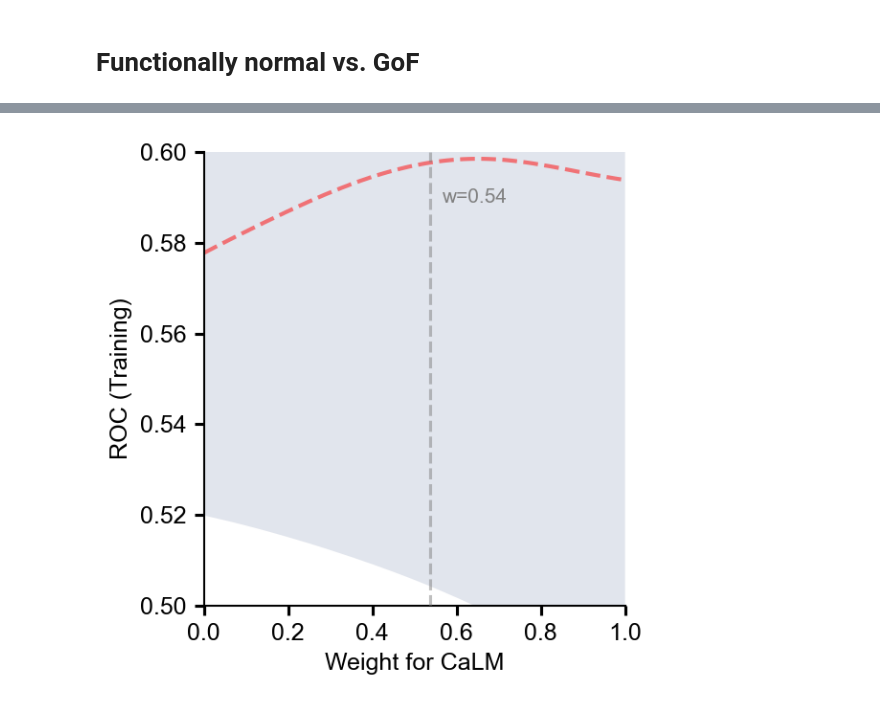
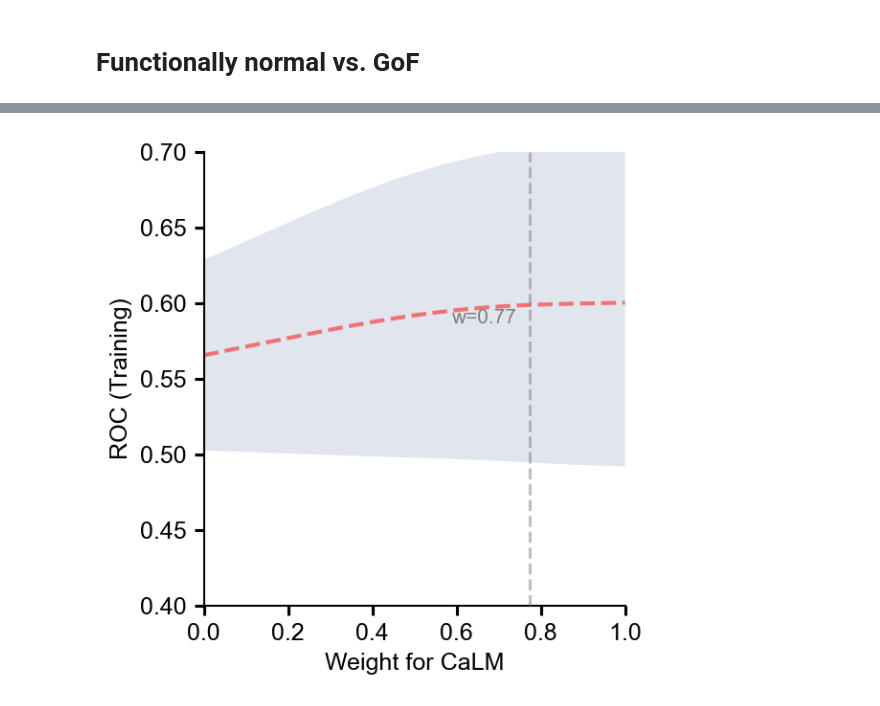
Before and after one commit to Cassie818/Viral-mut, a Jupyter notebook: bin/fig3_gene_wise_split.ipynb, the cells around one changed output, grey strips where cells are left out. Saved outputs shown, nothing was run; the diff lists cells and outputs as text; code cells hidden in the pictures.

```diff
--- a/bin/fig3_gene_wise_split.ipynb
+++ b/bin/fig3_gene_wise_split.ipynb
@@ -52,6 +52,15 @@ lof_gene = pd.read_csv('./ClinMAVE/LLR/lof_LLR_CaLM_results.csv')
 
 gof_prot = pd.read_csv('./ClinMAVE/LLR/gof_LLR_results.csv')
 gof_gene = pd.read_csv('./ClinMAVE/LLR/gof_LLR_CaLM_results.csv')
+# %%
+normal_prot = normal_prot.drop_duplicates('Identifier')
+normal_gene = normal_gene.drop_duplicates('Identifier')
+
+lof_prot = lof_prot.drop_duplicates('Identifier')
+lof_gene = lof_gene.drop_duplicates('Identifier')
+
+gof_prot = gof_prot.drop_duplicates('Identifier')
+gof_gene = gof_gene.drop_duplicates('Identifier')
 # %%
 normal_prot = normal_prot.add_suffix('_prot')
 normal_gene = normal_gene.add_suffix('_gene')
@@ -708,32 +717,32 @@ def plot_aggregated_landscape(results):
     ax.axvline(mean_best_w, color='gray', linestyle='--', alpha=0.5, lw=1.5, zorder=5)
 
     text_x = mean_best_w + 0.03
     text_y = 0.59
     ha_align = 'left'
 
     if mean_best_w > 0.75:
         text_x = mean_best_w - 0.03
         ha_align = 'right'
 
     ax.text(text_x,
             text_y,
             f'w={mean_best_w:.2f}',
             color='gray',
             fontsize=10,
             fontweight='bold',
             ha=ha_align,
             va='center',
             )
 
-    ax.set_ylim(0.5, 0.6)
+    ax.set_ylim(0.4, 0.7)
     ax.set_xlim(0, 1)
 
     ax.set_xlabel(r'Weight for CaLM', fontsize=12)
     ax.set_ylabel('ROC (Training)', fontsize=12)
 
     plt.tight_layout()
     plt.show()
 
 plot_aggregated_landscape(results)
 # %% [output]
-[figure, old version]
+[figure, new version]
```
Also changed, not shown: parts of 11 cells of this notebook, 1 other file.
